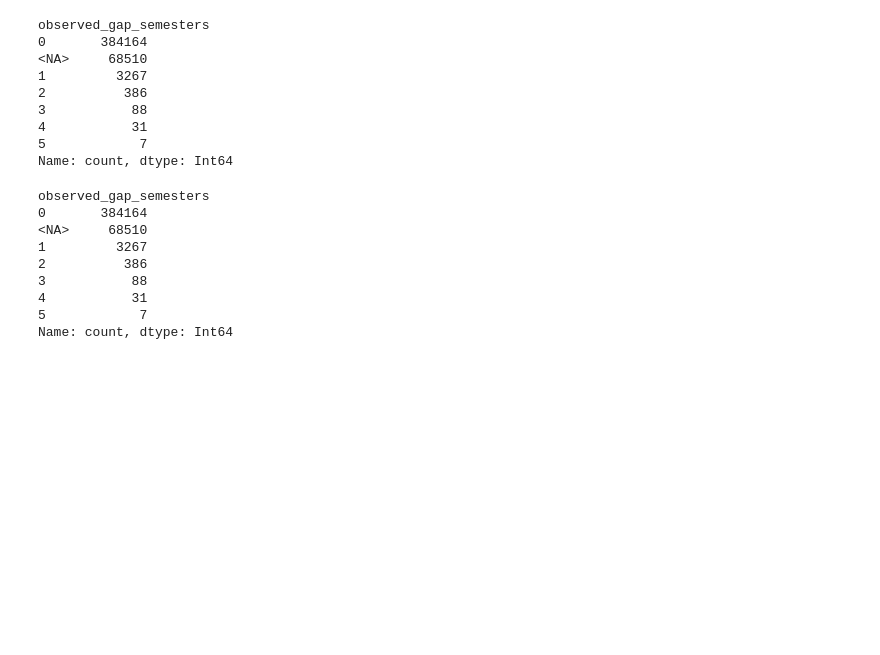
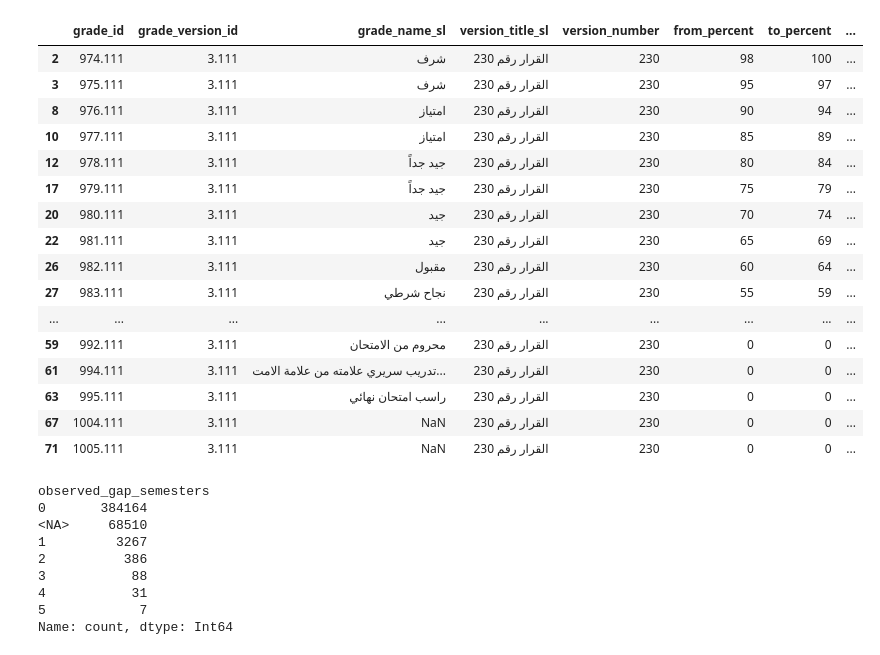
Before and after one commit to ShrkoXIII/Academic_Advisor_Simple, a Jupyter notebook: notebooks/s.ipynb, the cells around one changed output. Saved outputs shown, nothing was run; the diff lists cells and outputs as text; code cells hidden in the pictures; blank space fills up the shorter version.

```diff
--- a/notebooks/s.ipynb
+++ b/notebooks/s.ipynb
@@ -22,15 +22,23 @@ df
 # %%
-df['observed_gap_semesters'].value_counts(dropna=False)
+df[df['grade_version_id']==3.111]
 # %% [output]
-observed_gap_semesters
-0       384164
-<NA>     68510
-1         3267
-2          386
-3           88
-4           31
-5            7
-Name: count, dtype: Int64
+|  | grade_id | grade_version_id | grade_name_sl | version_title_sl | version_number | from_percent | to_percent | ... |
+| 2 | 974.111 | 3.111 | شرف | القرار رقم 230 | 230 | 98 | 100 | ... |
+| 3 | 975.111 | 3.111 | شرف | القرار رقم 230 | 230 | 95 | 97 | ... |
+| 8 | 976.111 | 3.111 | امتياز | القرار رقم 230 | 230 | 90 | 94 | ... |
+| 10 | 977.111 | 3.111 | امتياز | القرار رقم 230 | 230 | 85 | 89 | ... |
+| 12 | 978.111 | 3.111 | جيد جداً | القرار رقم 230 | 230 | 80 | 84 | ... |
+| 17 | 979.111 | 3.111 | جيد جداً | القرار رقم 230 | 230 | 75 | 79 | ... |
+| 20 | 980.111 | 3.111 | جيد | القرار رقم 230 | 230 | 70 | 74 | ... |
+| 22 | 981.111 | 3.111 | جيد | القرار رقم 230 | 230 | 65 | 69 | ... |
+| 26 | 982.111 | 3.111 | مقبول | القرار رقم 230 | 230 | 60 | 64 | ... |
+| 27 | 983.111 | 3.111 | نجاح شرطي | القرار رقم 230 | 230 | 55 | 59 | ... |
+| ... | ... | ... | ... | ... | ... | ... | ... | ... |
+| 59 | 992.111 | 3.111 | محروم من الامتحان | القرار رقم 230 | 230 | 0 | 0 | ... |
+| 61 | 994.111 | 3.111 | تدريب سريري علامته من علامة الامت... | القرار رقم 230 | 230 | 0 | 0 | ... |
+| 63 | 995.111 | 3.111 | راسب امتحان نهائي | القرار رقم 230 | 230 | 0 | 0 | ... |
+| 67 | 1004.111 | 3.111 | NaN | القرار رقم 230 | 230 | 0 | 0 | ... |
+| 71 | 1005.111 | 3.111 | NaN | القرار رقم 230 | 230 | 0 | 0 | ... |
 # %%
 df['observed_gap_semesters'].value_counts(dropna=False)
 # %% [output]
```
Also changed, not shown: parts of 2 cells of this notebook.
